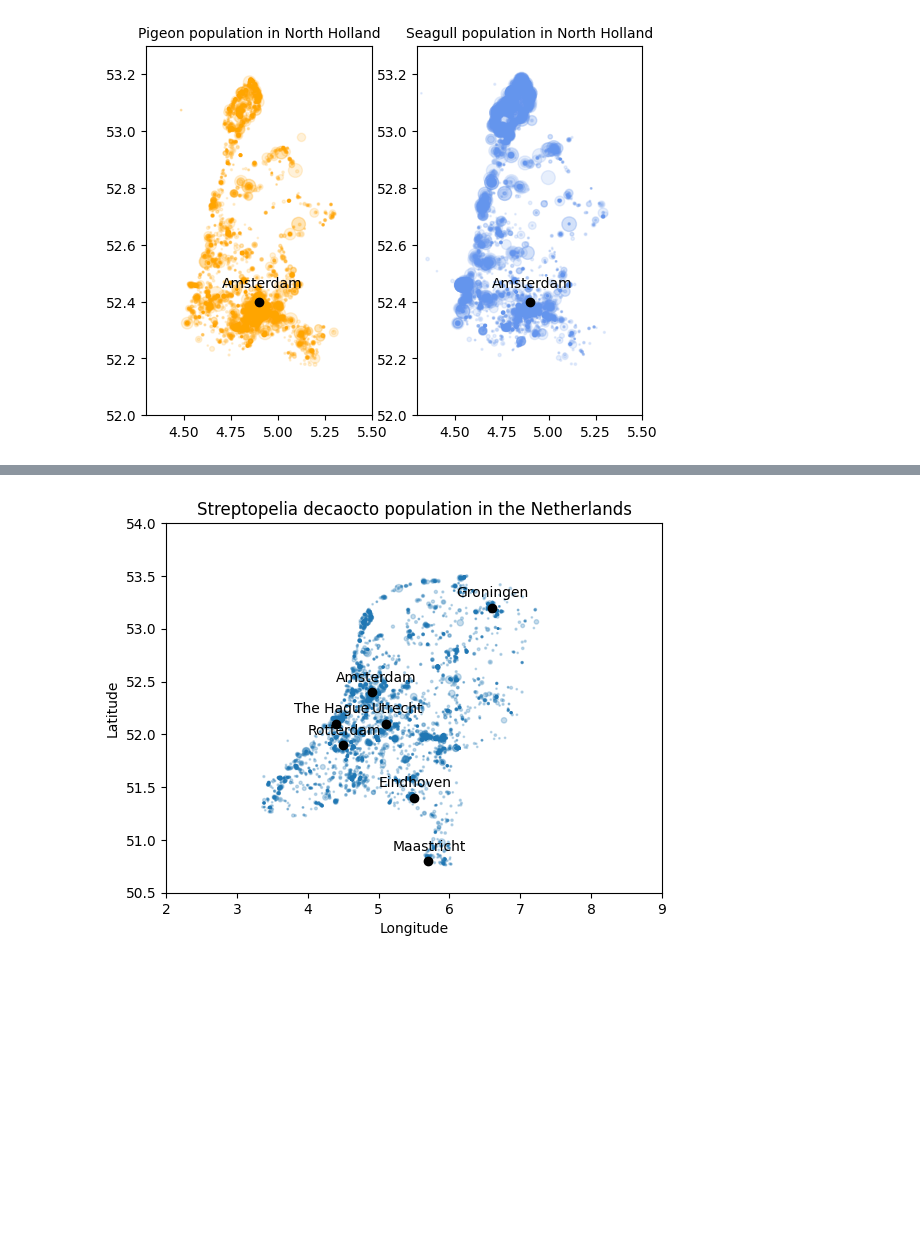
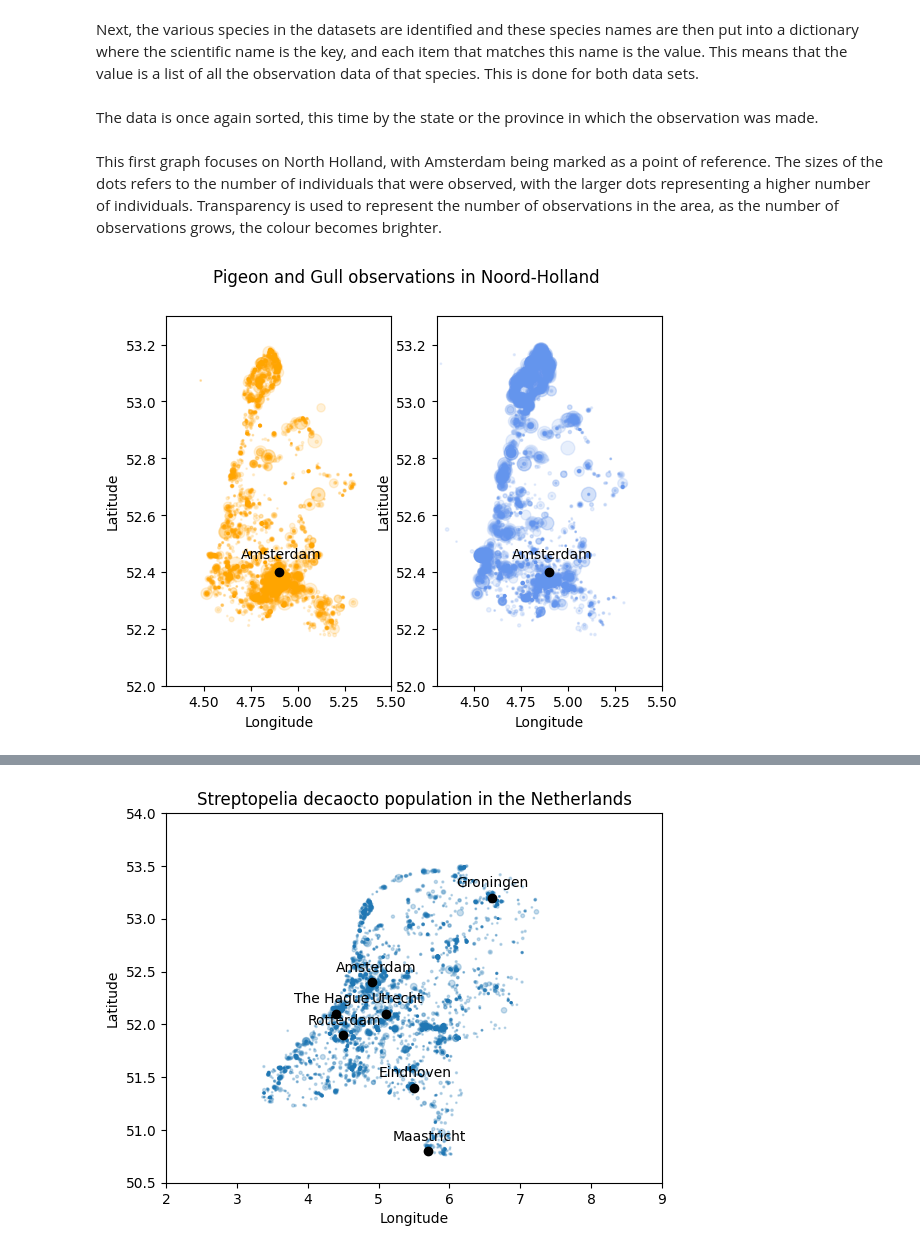
Before and after one commit to ZsofiaSteger/NL-Bird-Analysis, a Jupyter notebook: analysis.ipynb, the cells around one changed output, grey strips where cells are left out. Cells and saved outputs as stored; diff of their text form; code cells hidden in the pictures; blank space fills up the shorter version.

Commit message:
add explanations and refactor comparison plot into function

```diff
--- a/analysis.ipynb
+++ b/analysis.ipynb
@@ -21,3 +25,5 @@ print(larus_data['gbifID'].count())
+# %% [markdown]
+Next, the various species in the datasets are identified and these species names are then put into a dictionary where the scientific name is the key, and each item that matches this name is the value. This means that the value is a list of all the observation data of that species. This is done for both data sets.
 # %%
 # sorting data by species
 c_species = columbiformes_data['species'].unique()
@@ -31,6 +37,8 @@ df_by_l_species = dict()
 
 for specie in l_species:
     df_by_l_species[specie] = larus_data[larus_data['species'] == specie]
+# %% [markdown]
+The data is once again sorted, this time by the state or the province in which the observation was made.
 # %%
 # sorting data by stateProvince
 states = columbiformes_data['stateProvince'].unique()
@@ -40,27 +48,28 @@ l_df_by_states = dict()
 for state in states:
     c_df_by_states[state] = columbiformes_data[columbiformes_data['stateProvince'] == state]
     l_df_by_states[state] = larus_data[larus_data['stateProvince'] == state]
+# %% [markdown]
+This first graph focuses on North Holland, with Amsterdam being marked as a point of reference. The sizes of the dots refers to the number of individuals that were observed, with the larger dots representing a higher number of individuals. Transparency is used to represent the number of observations in the area, as the number of observations grows, the colour becomes brighter.
 # %%
-# plotting Noord-Holland
-c_noord_holland = c_df_by_states['Noord-Holland']
-l_noord_holland = l_df_by_states['Noord-Holland']
+# plotting a province
 
-plt.subplot(1, 2, 1)
-plt.scatter(c_noord_holland['decimalLongitude'], c_noord_holland['decimalLatitude'], s=c_noord_holland['individualCount'], alpha=0.15, color='orange')
-plt.title('Pigeon population in North Holland', fontsize=10)
-plt.annotate('Amsterdam', (4.7, 52.45))
-plt.plot(4.9, 52.4, 'o', color='black')
-plt.xlim(4.3, 5.5)
-plt.ylim(52, 53.3)
+def plot_bird_by_province(province):
+    datasets = [(c_df_by_states[province], 'orange'), (l_df_by_states[province], 'cornflowerblue')]
+    i = 1
+    for birdset, bird_color in datasets:
+        plt.subplot(1, 2, i)
+        plt.scatter(birdset['decimalLongitude'], birdset['decimalLatitude'], s=birdset['individualCount'], alpha=0.15, color = bird_color)
+        plt.annotate('Amsterdam', (4.7, 52.45))
+        plt.plot(4.9, 52.4, 'o', color='black')
+        plt.xlim(4.3, 5.5)
+        plt.ylim(52, 53.3)
+        plt.xlabel('Longitude')
+        plt.ylabel('Latitude')
+        i += 1
 
-plt.subplot(1, 2, 2)
-plt.scatter(l_noord_holland['decimalLongitude'], l_noord_holland['decimalLatitude'], s=l_noord_holland['individualCount'], alpha=0.15, color='cornflowerblue')
-plt.title('Seagull population in North Holland', fontsize=10)
-plt.annotate('Amsterdam', (4.7, 52.45))
-plt.plot(4.9, 52.4, 'o', color='black')
-plt.xlim(4.3, 5.5)
-plt.ylim(52, 53.3)
+    plt.suptitle(f'Pigeon and Gull observations in {province}')
+    plt.show()
 
-plt.show()
+plot_bird_by_province('Noord-Holland')
 # %% [output]
-[figure, old version]
+[figure, new version]
```
Also changed, not shown: parts of 4 cells of this notebook.
